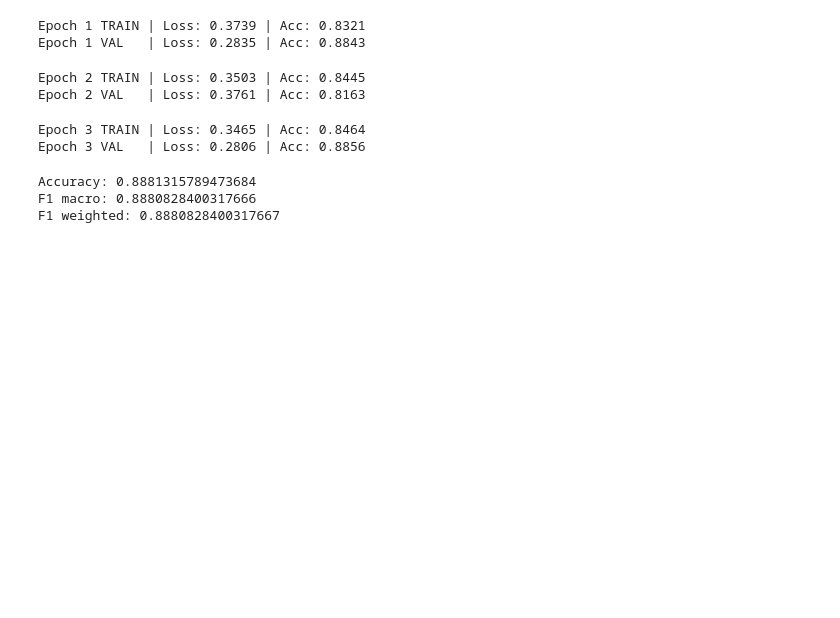
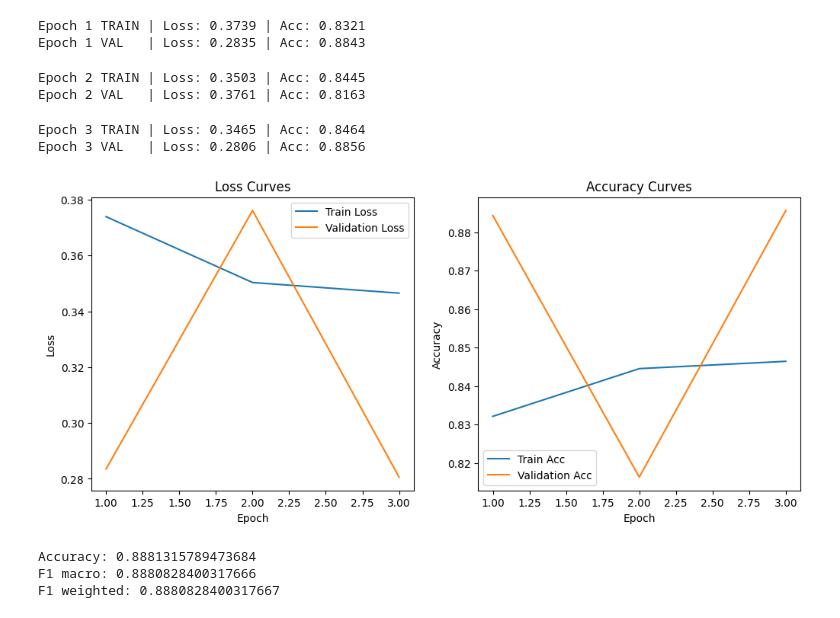
Before and after one commit to mnozkiewicz/Computational-Linguistics, a Jupyter notebook: lab3/finetune.ipynb, the cells around one changed output. Drawn from its saved outputs; the diff is of its cells as text; code cells hidden in the pictures; blank space fills up the shorter version.

```diff
--- a/lab3/finetune.ipynb
+++ b/lab3/finetune.ipynb
@@ -146,6 +146,40 @@ Epoch 2 TRAIN | Loss: 0.3503 | Acc: 0.8445
 Epoch 2 VAL   | Loss: 0.3761 | Acc: 0.8163
 Epoch 3 TRAIN | Loss: 0.3465 | Acc: 0.8464
 Epoch 3 VAL   | Loss: 0.2806 | Acc: 0.8856
+# %%
+import matplotlib.pyplot as plt
+
+epochs_range = [1, 2, 3]
+train_losses = [0.3739, 0.3503, 0.3465]
+val_losses = [0.2835, 0.3761, 0.2806]
+
+plt.figure(figsize=(12, 5))
+
+# Loss plot
+plt.subplot(1, 2, 1)
+plt.plot(epochs_range, train_losses, label="Train Loss")
+plt.plot(epochs_range, val_losses, label="Validation Loss")
+plt.xlabel("Epoch")
+plt.ylabel("Loss")
+plt.title("Loss Curves")
+plt.legend()
+
+
+train_accs = [0.8321, 0.8445, 0.8464]
+val_accs = [0.8843, 0.8163, 0.8856]
+
+# Accuracy plot
+plt.subplot(1, 2, 2)
+plt.plot(epochs_range, train_accs, label="Train Acc")
+plt.plot(epochs_range, val_accs, label="Validation Acc")
+plt.xlabel("Epoch")
+plt.ylabel("Accuracy")
+plt.title("Accuracy Curves")
+plt.legend()
+
+plt.show()
+# %% [output]
+[figure, added]
 # %%
 progress = tqdm(enumerate(test_loader), total=len(test_loader), desc=f"Test evaluation")
 bert.eval()
```
Also changed, not shown: parts of 1 cell of this notebook.
